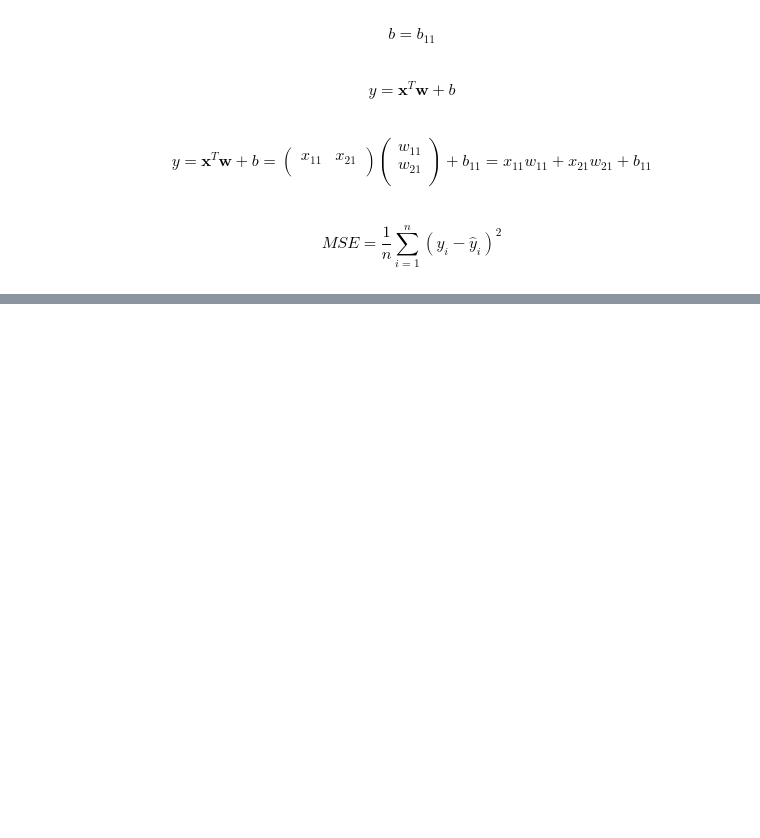
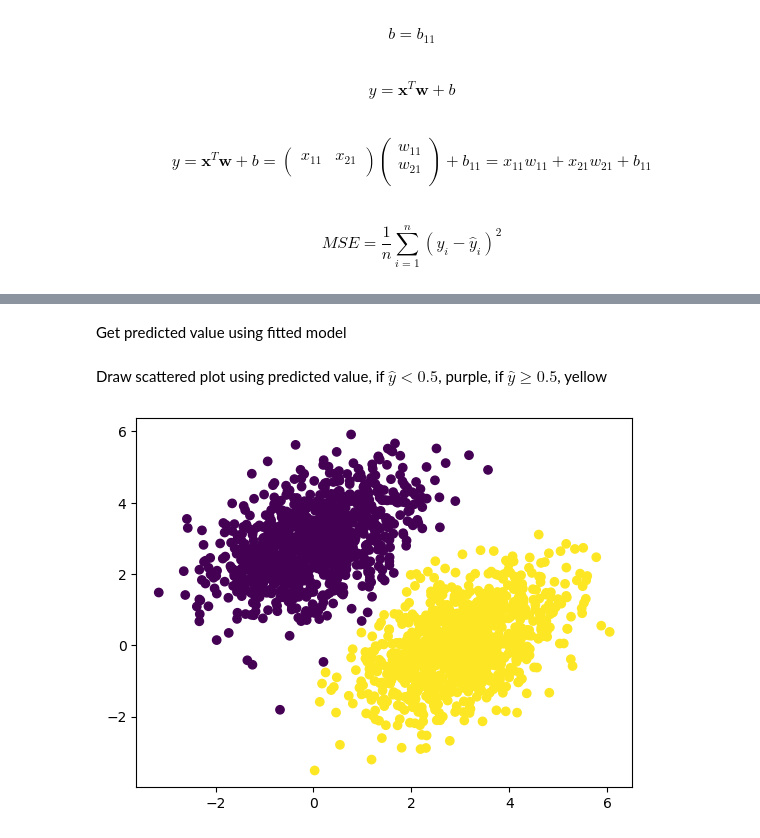
Before and after one commit to jeongho0715/test1, a Jupyter notebook: 20250327.ipynb, the cells around one changed output, grey strips where cells are left out. Saved outputs shown, nothing was run; the diff lists cells and outputs as text; code cells hidden in the pictures; blank space fills up the shorter version.

```diff
--- a/20250327.ipynb
+++ b/20250327.ipynb
@@ -350,0 +371,11 @@ def training_step(inputs, targets):
+# %% [markdown]
+Get predicted value using fitted model
+# %%
+predictions = model(inputs)
+# %% [markdown]
+Draw scattered plot using predicted value, if $\hat{y}<0.5$, purple, if $\hat{y}\geq 0.5$, yellow
+# %%
+plt.scatter(inputs[:, 0], inputs[:, 1], c=predictions[:, 0] > 0.5)
+plt.show()
+# %% [output]
+[figure, added]
```
Also changed, not shown: parts of 6 cells of this notebook, 1 other file.
